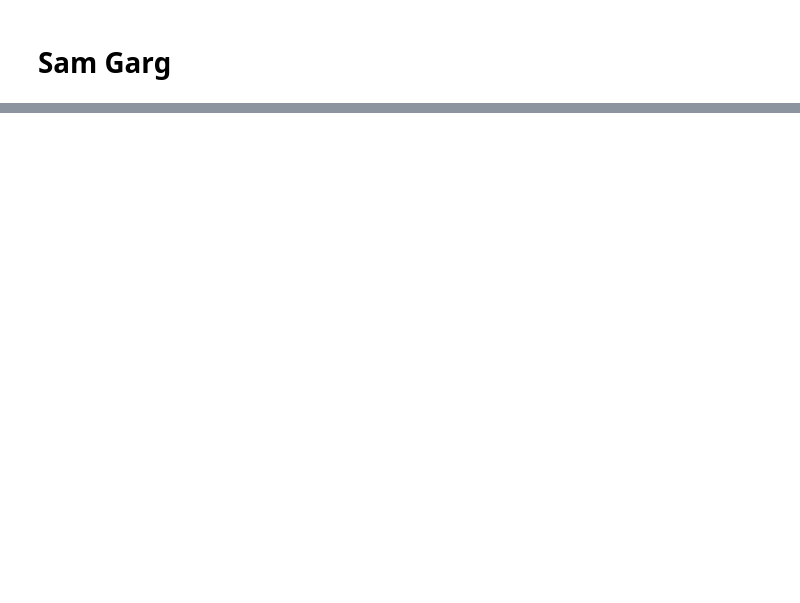
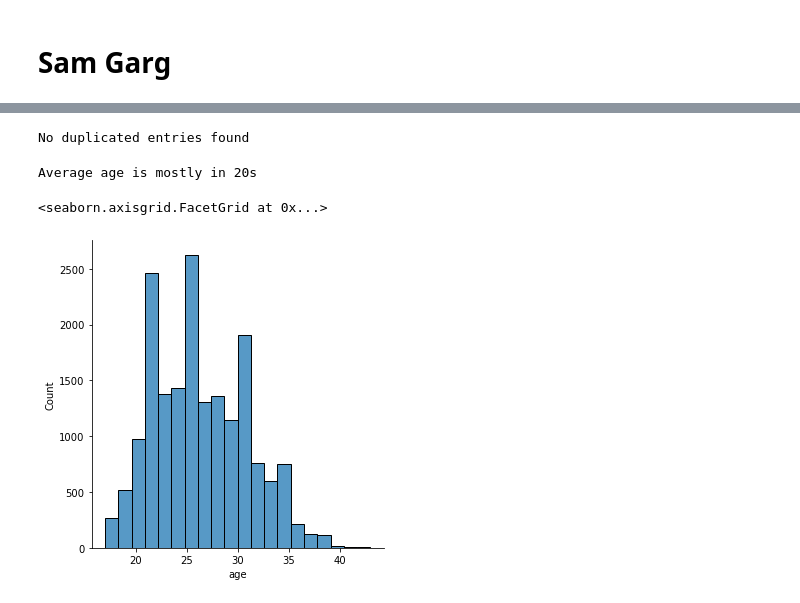
Before and after one commit to data301-2021-winter1/project-group24-project, a Jupyter notebook: notebooks/analysis2.ipynb, the cells around one changed output, grey strips where cells are left out. Drawn from its saved outputs; the diff is of its cells as text; code cells hidden in the pictures; blank space fills up the shorter version.

```diff
--- a/notebooks/analysis2.ipynb
+++ b/notebooks/analysis2.ipynb
@@ -2,7 +2,6 @@
 # Sam Garg
 # %%
 import pandas as pd
-
-FIFA2021 = pd.read_csv('/Users/sambhavgarg/Desktop/DATA301/project-group24-project/FIFA-21 Complete.csv' , delimiter=';')
-print(FIFA2021.head(5))
+df = pd.read_csv('/Users/sambhavgarg/Desktop/DATA301/project-group24-project/FIFA-21 Complete.csv' , delimiter=';')
+df
 # %% [output]
@@ -25,0 +60,16 @@ Briefly describe your research question or interests here.
+# %%
+# Check for duplicates and clean data of redundant values
+if len(df[df.duplicated()]) > 0:
+    print("No. of duplicated entries: ", len(df[df.duplicated()]))
+    print(df[df.duplicated(keep=False)].sort_values(by=list(df.columns)).head())
+else:
+    print("No duplicated entries found")
+# %% [output]
+No duplicated entries found
+# %%
+print("Average age is mostly in 20s")
+sns.displot(df['age'], kde=False, bins=20)
+# %% [output]
+Average age is mostly in 20s
+<seaborn.axisgrid.FacetGrid at 0x...>
+[figure, added]
```
Also changed, not shown: parts of 10 cells of this notebook.
